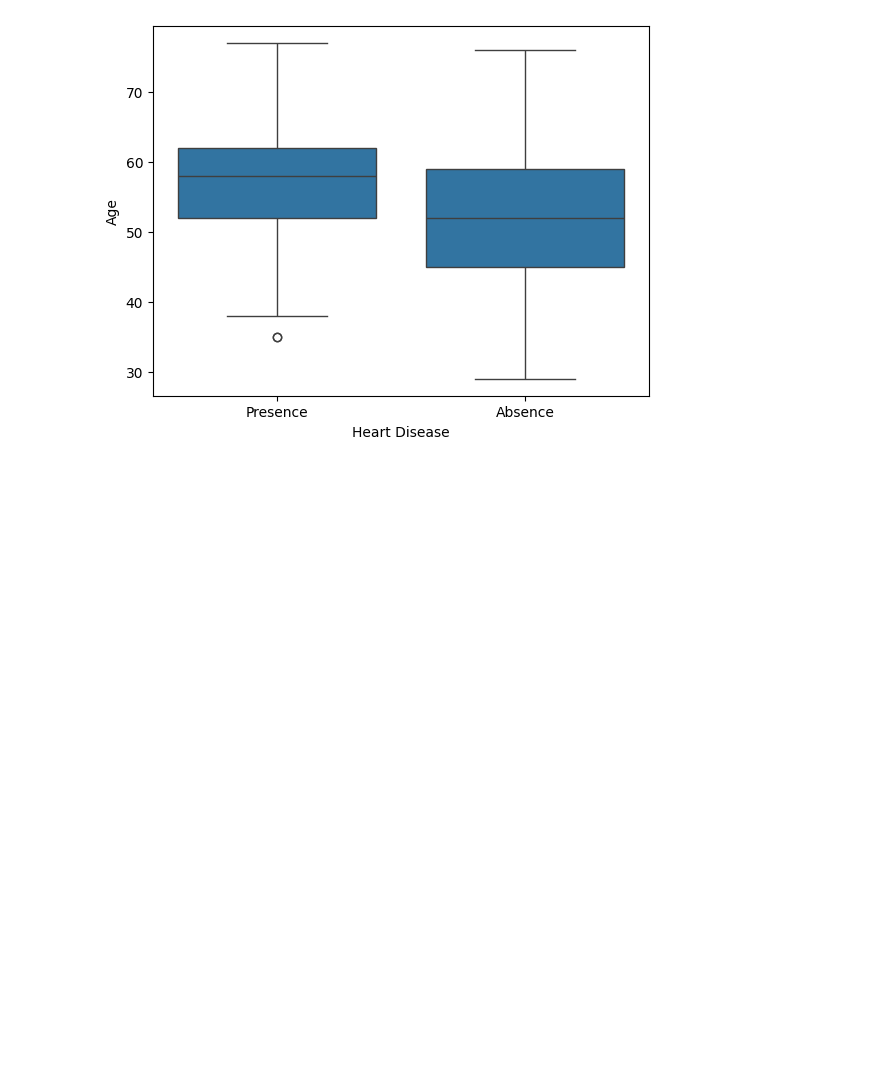
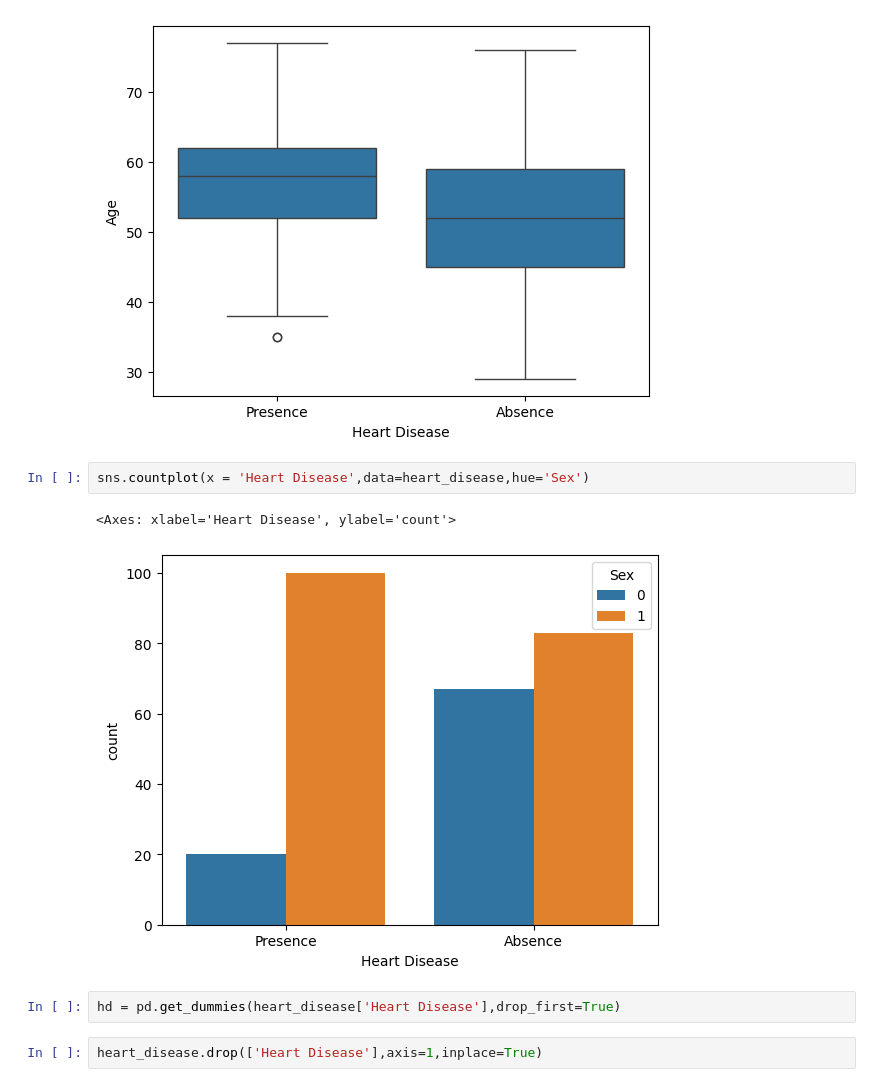
Before and after one commit to Bipan-git/Machine-Learning, a Jupyter notebook: day3_practice.ipynb, the cells around one changed output. Saved outputs shown, nothing was run; the diff lists cells and outputs as text; blank space fills up the shorter version.

```diff
--- a/day3_practice.ipynb
+++ b/day3_practice.ipynb
@@ -107,3 +107,12 @@ sns.boxplot(x='Heart Disease',y = 'Age',data=heart_disease)
 # %% [output]
 <Axes: xlabel='Heart Disease', ylabel='Age'>
 [figure]
+# %%
+sns.countplot(x = 'Heart Disease',data=heart_disease,hue='Sex')
+# %% [output]
+<Axes: xlabel='Heart Disease', ylabel='count'>
+[figure, added]
+# %%
+hd = pd.get_dummies(heart_disease['Heart Disease'],drop_first=True)
+# %%
+heart_disease.drop(['Heart Disease'],axis=1,inplace=True)
```
Also changed, not shown: parts of 18 cells of this notebook.
